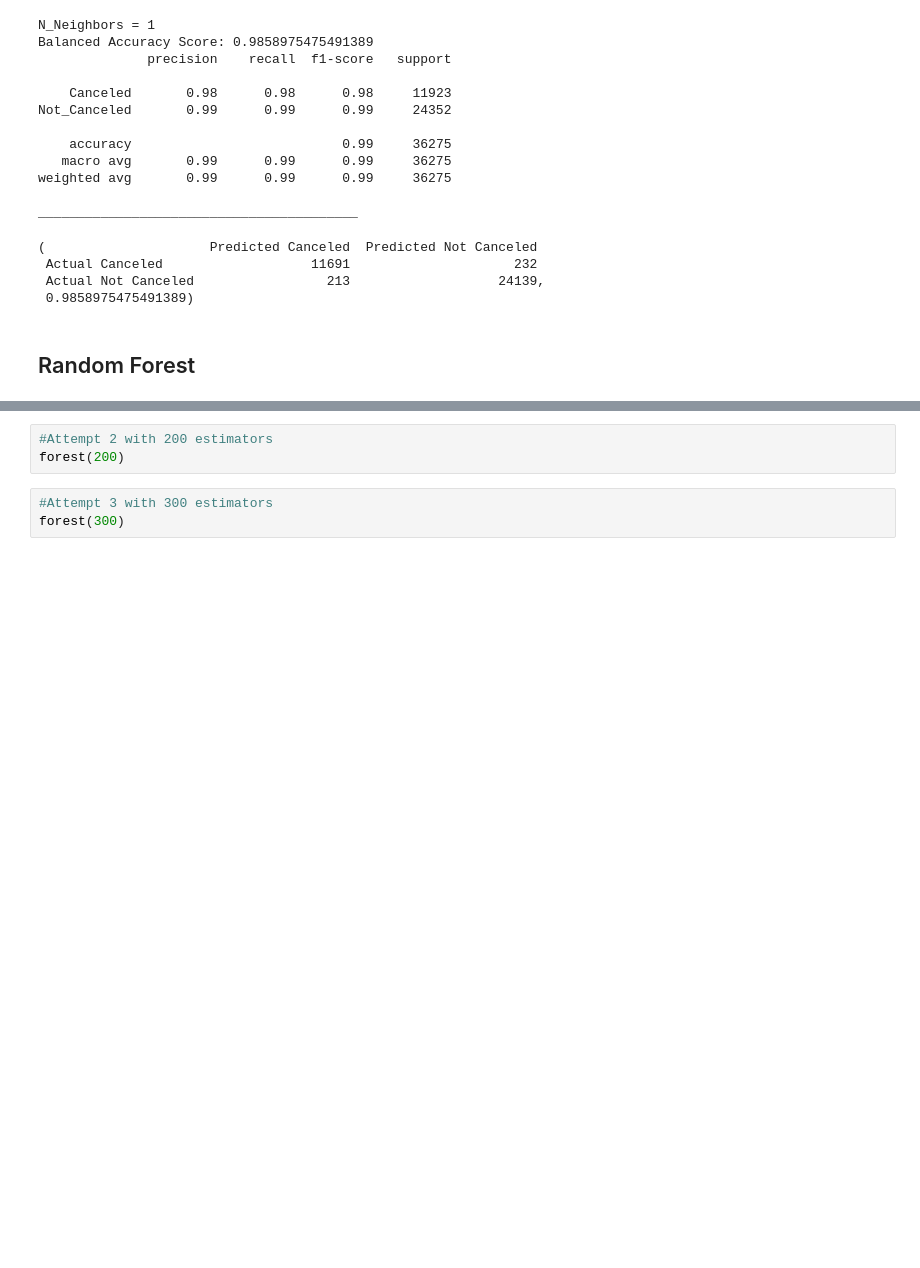
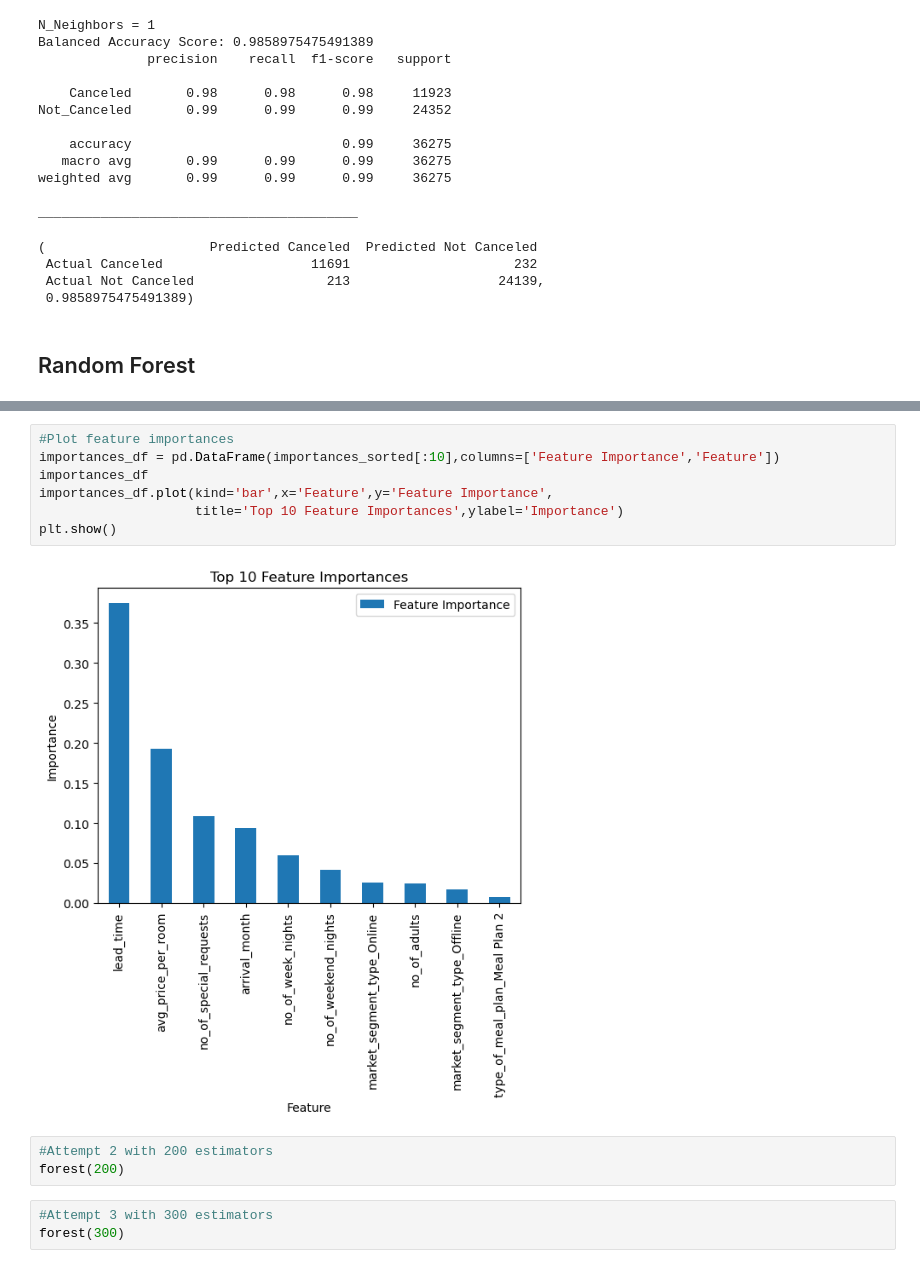
Before and after one commit to Grimmandrewj/Hotel_Cancellation_Prediction, a Jupyter notebook: Project4.ipynb, the cells around one changed output, grey strips where cells are left out. Drawn from its saved outputs; the diff is of its cells as text; blank space fills up the shorter version.

```diff
--- a/Project4.ipynb
+++ b/Project4.ipynb
@@ -383,3 +401,12 @@ Confusion Matrix
+# %%
+#Plot feature importances
+importances_df = pd.DataFrame(importances_sorted[:10],columns=['Feature Importance','Feature'])
+importances_df
+importances_df.plot(kind='bar',x='Feature',y='Feature Importance',
+                    title='Top 10 Feature Importances',ylabel='Importance')
+plt.show()
+# %% [output]
+[figure, added]
 # %%
 #Attempt 2 with 200 estimators
 forest(200)
```
Also changed, not shown: parts of 11 cells of this notebook, 4 other files.
